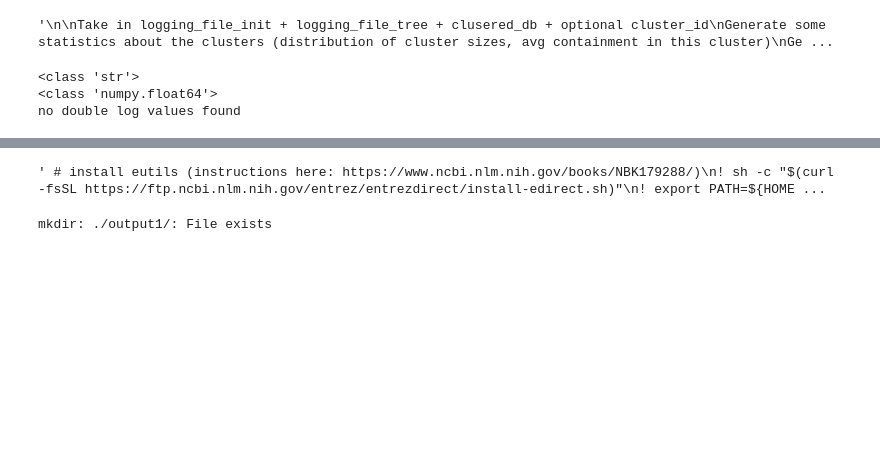
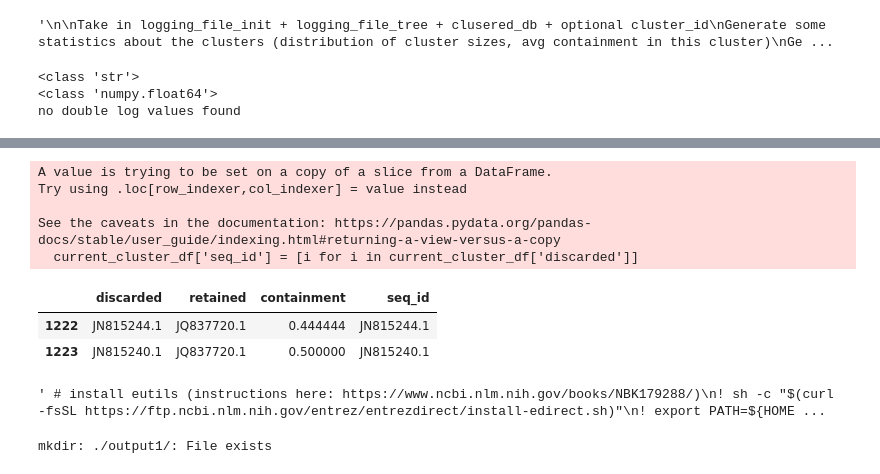
Before and after one commit to katrinakalantar/ncbi-compress-experiments, a Jupyter notebook: experiment-7/run-validation-on-clusters.ipynb, the cells around one changed output, grey strips where cells are left out. Cells and saved outputs as stored; diff of their text form; code cells hidden in the pictures; blank space fills up the shorter version.

```diff
--- a/experiment-7/run-validation-on-clusters.ipynb
+++ b/experiment-7/run-validation-on-clusters.ipynb
@@ -124 +136,19 @@ See the caveats in the documentation: https://pandas.pydata.org/pandas-docs/stab
+# %%
+# NOTE: keep an eye here based on log file structure! may need to modify this
+try:
+    # this is necessary given header structure for CHKV log
+    current_cluster_df['seq_id'] = [i.split('|')[-2] for i in current_cluster_df['discarded']]
+except:
+    # rhinovirus header structure differed, so this works for that case
+    current_cluster_df['seq_id'] = [i for i in current_cluster_df['discarded']]
+current_cluster_df
+# %% [output]
+A value is trying to be set on a copy of a slice from a DataFrame.
+Try using .loc[row_indexer,col_indexer] = value instead
+
+See the caveats in the documentation: https://pandas.pydata.org/pandas-docs/stable/user_guide/indexing.html#returning-a-view-versus-a-copy
+  current_cluster_df['seq_id'] = [i for i in current_cluster_df['discarded']]
+|  | discarded | retained | containment | seq_id |
+| 1222 | JN815244.1 | JQ837720.1 | 0.444444 | JN815244.1 |
+| 1223 | JN815240.1 | JQ837720.1 | 0.500000 | JN815240.1 |
 # %%
```
Also changed, not shown: parts of 19 cells of this notebook.
